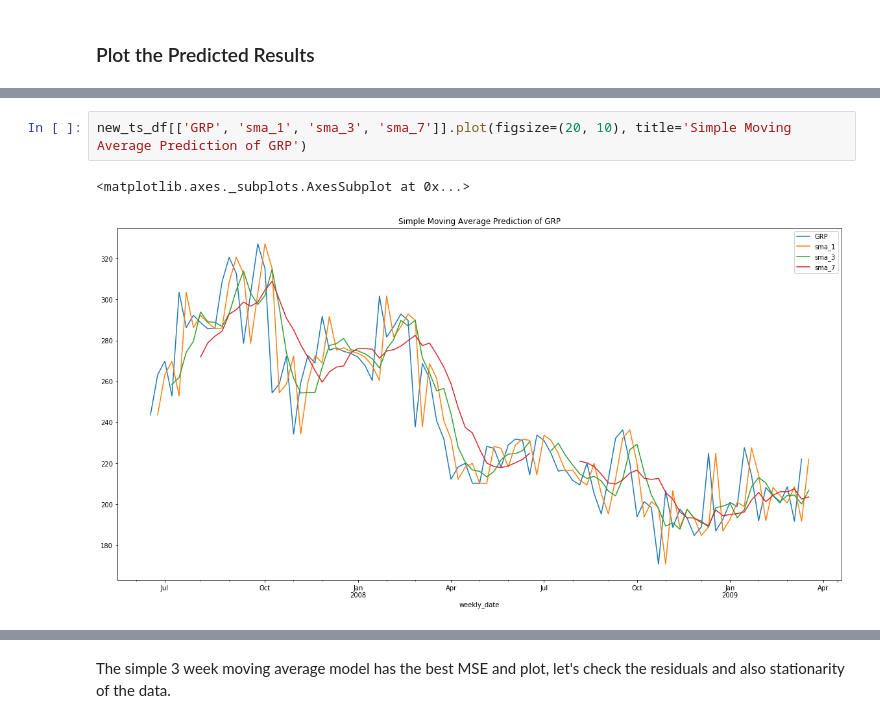
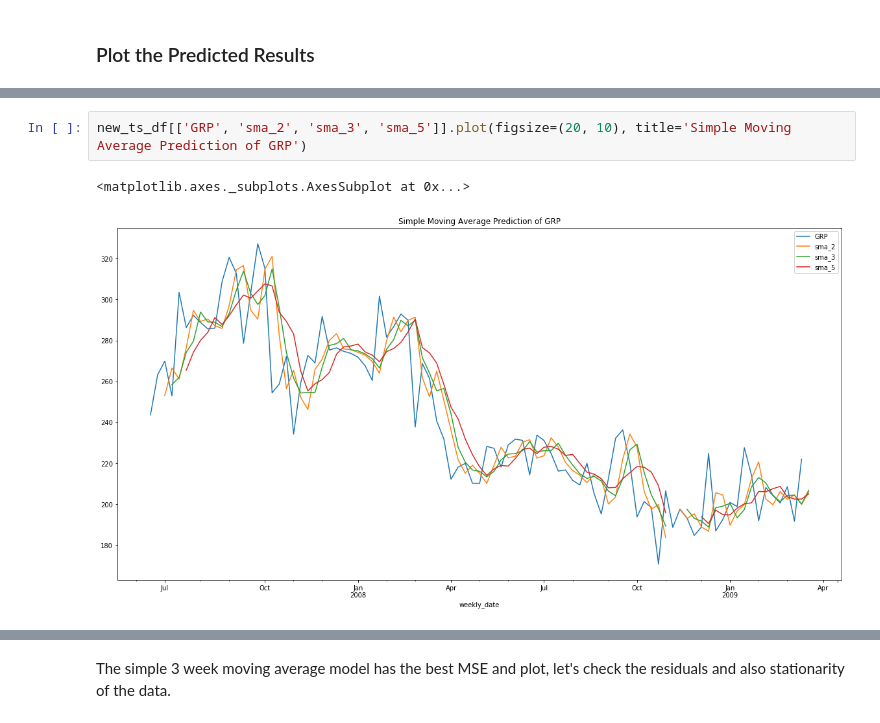
Before and after one commit to tkokkeng/KE5108-TVChannelRatings, a Jupyter notebook: movingAverage.ipynb, the cells around one changed output, grey strips where cells are left out. Saved outputs shown, nothing was run; the diff lists cells and outputs as text.

```diff
--- a/movingAverage.ipynb
+++ b/movingAverage.ipynb
@@ -253,8 +253,8 @@ new_ts_df.loc['2008-05-01':'2008-07-15', :]
 # %%
-new_ts_df[['GRP', 'sma_1', 'sma_3', 'sma_7']].plot(figsize=(20, 10), title='Simple Moving Average Prediction of GRP')
+new_ts_df[['GRP', 'sma_2', 'sma_3', 'sma_5']].plot(figsize=(20, 10), title='Simple Moving Average Prediction of GRP')
 # %% [output]
 <matplotlib.axes._subplots.AxesSubplot at 0x...>
-[figure, old version]
+[figure, new version]
 # %%
 results_df = pd.DataFrame(results_list,
                           index=['Simple Moving 1wk Average', 'Simple Moving 2wk Average', 'Simple Moving 3wk Average',
```
Also changed, not shown: parts of 44 cells of this notebook.
